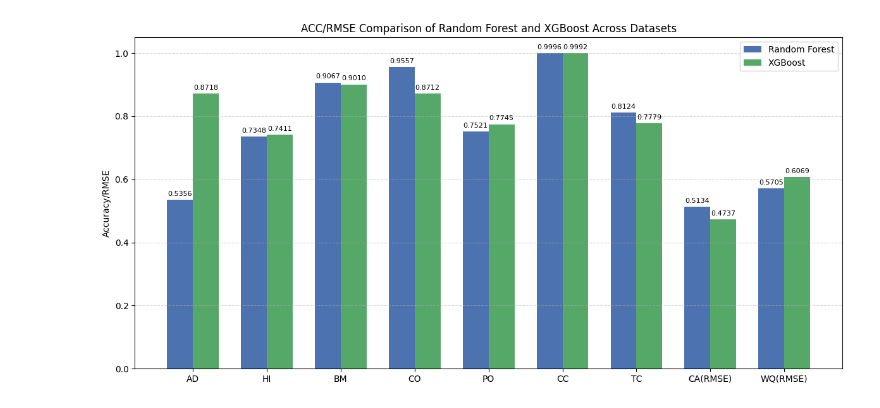
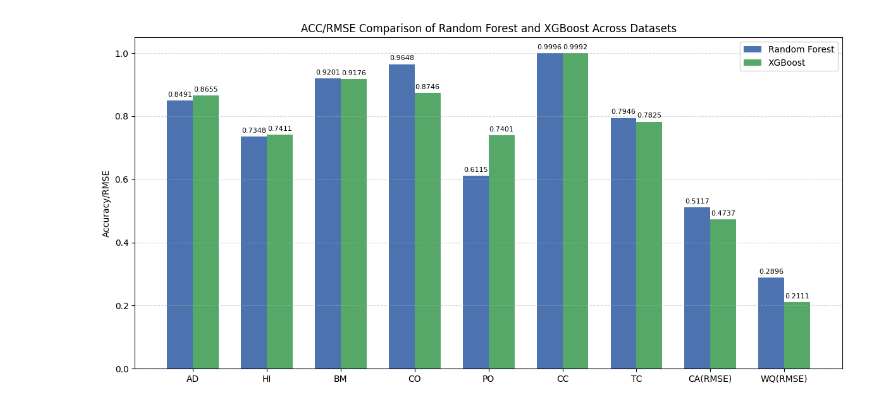
Before and after one commit to Darry320/CrazyThursday-DSS5104, a Jupyter notebook: plot.ipynb, the cells around one changed output. Drawn from its saved outputs; the diff is of its cells as text; code cells hidden in the pictures.

```diff
--- a/plot.ipynb
+++ b/plot.ipynb
@@ -6,36 +6,37 @@ datasets = [
     "AD", "HI", "BM", "CO", "PO", "CC", "TC", "CA(RMSE)", "WQ(RMSE)"
 ]
 
-rf_accuracy = [0.5356, 0.7348, 0.9067, 0.9557, 0.7521, 0.9996, 0.8124, 0.5134, 0.5705]
-xgb_accuracy = [0.8718, 0.7411, 0.9010, 0.8712, 0.7745, 0.9992, 0.7779, 0.4737, 0.6069]
+rf_accuracy = [0.8491, 0.7348, 0.9201, 0.9648, 0.6115, 0.9996, 0.7946, 0.5117, 0.2896]
+xgb_accuracy = [0.8655, 0.7411, 0.9176, 0.8746, 0.7401, 0.9992, 0.7825, 0.4737, 0.2111]
+
 
 x = np.arange(len(datasets))
 width = 0.35
 
 
 fig, ax = plt.subplots(figsize=(12, 6))
 bars1 = ax.bar(x - width/2, rf_accuracy, width, label='Random Forest', color='#4C72B0')
 bars2 = ax.bar(x + width/2, xgb_accuracy, width, label='XGBoost', color='#55A868')
 
 ax.set_ylabel('Accuracy/RMSE')
 ax.set_title('ACC/RMSE Comparison of Random Forest and XGBoost Across Datasets')
 ax.set_xticks(x)
 ax.set_xticklabels(datasets)
 ax.legend()
 
 
 for bars in [bars1, bars2]:
     for bar in bars:
         height = bar.get_height()
         ax.annotate(f'{height:.4f}', xy=(bar.get_x() + bar.get_width() / 2, height),
                     xytext=(0, 3), textcoords="offset points",
                     ha='center', va='bottom', fontsize=8)
 
 plt.tight_layout()
 plt.grid(axis='y', linestyle='--', alpha=0.5)
 plt.show()
 # %% [output]
-[figure, old version]
+[figure, new version]
 # %%
 import matplotlib.pyplot as plt
 import numpy as np
```
Also changed, not shown: parts of 2 cells of this notebook.
